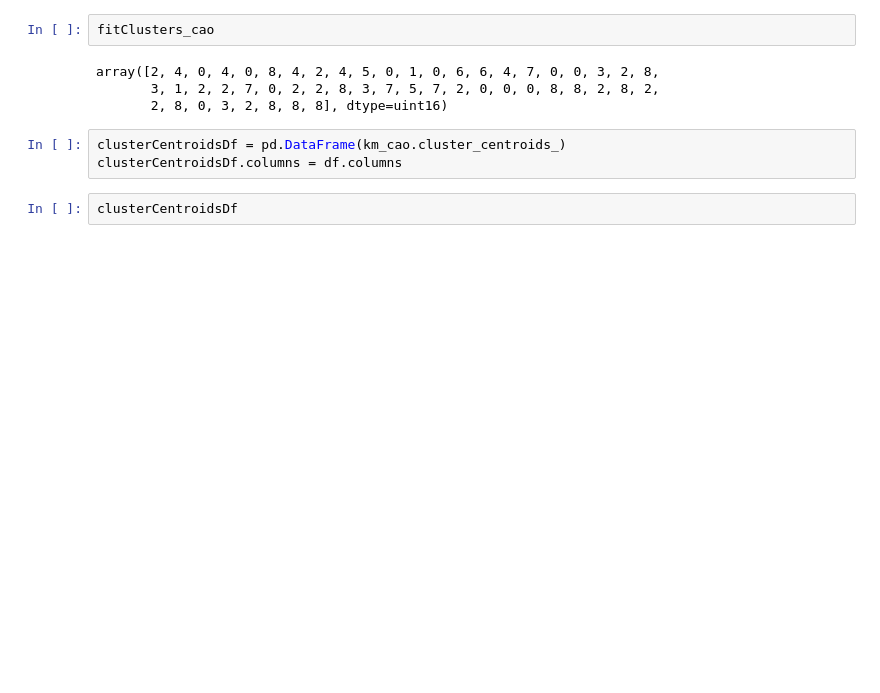
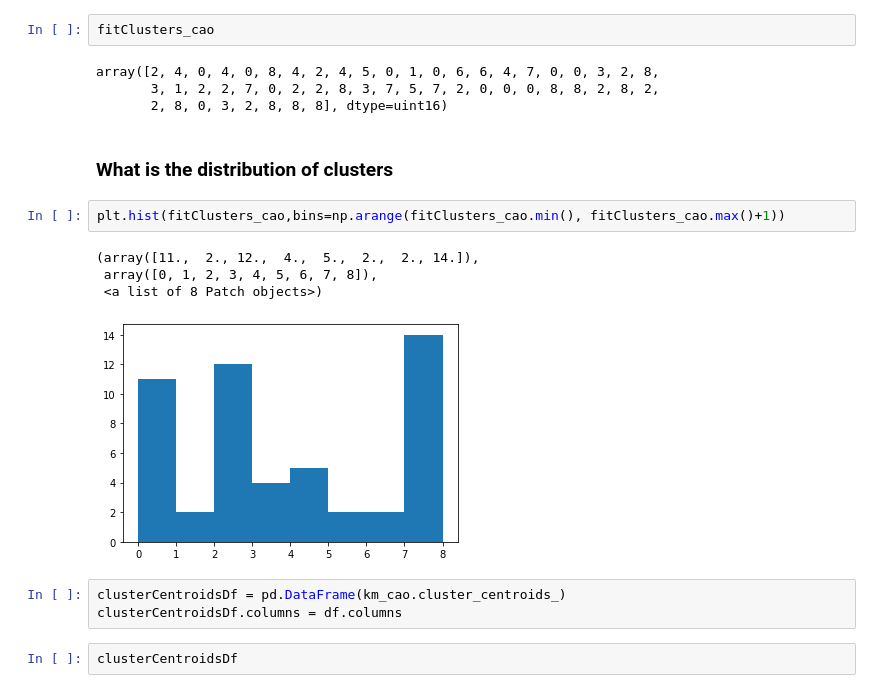
Before and after one commit to mananmadan/Learning-Perspectives, a Jupyter notebook: code/experimental/K-Modes.ipynb, the cells around one changed output. Drawn from its saved outputs; the diff is of its cells as text; blank space fills up the shorter version.

Commit message:
started cluster analysis

```diff
--- a/code/experimental/K-Modes.ipynb
+++ b/code/experimental/K-Modes.ipynb
@@ -178,6 +180,15 @@ fitClusters_cao
 array([2, 4, 0, 4, 0, 8, 4, 2, 4, 5, 0, 1, 0, 6, 6, 4, 7, 0, 0, 3, 2, 8,
        3, 1, 2, 2, 7, 0, 2, 2, 8, 3, 7, 5, 7, 2, 0, 0, 0, 8, 8, 2, 8, 2,
        2, 8, 0, 3, 2, 8, 8, 8], dtype=uint16)
+# %% [markdown]
+### What is the distribution of clusters
+# %%
+plt.hist(fitClusters_cao,bins=np.arange(fitClusters_cao.min(), fitClusters_cao.max()+1))
+# %% [output]
+(array([11.,  2., 12.,  4.,  5.,  2.,  2., 14.]),
+ array([0, 1, 2, 3, 4, 5, 6, 7, 8]),
+ <a list of 8 Patch objects>)
+[figure, added]
 # %%
 clusterCentroidsDf = pd.DataFrame(km_cao.cluster_centroids_)
 clusterCentroidsDf.columns = df.columns
```
Also changed, not shown: parts of 6 cells of this notebook.
